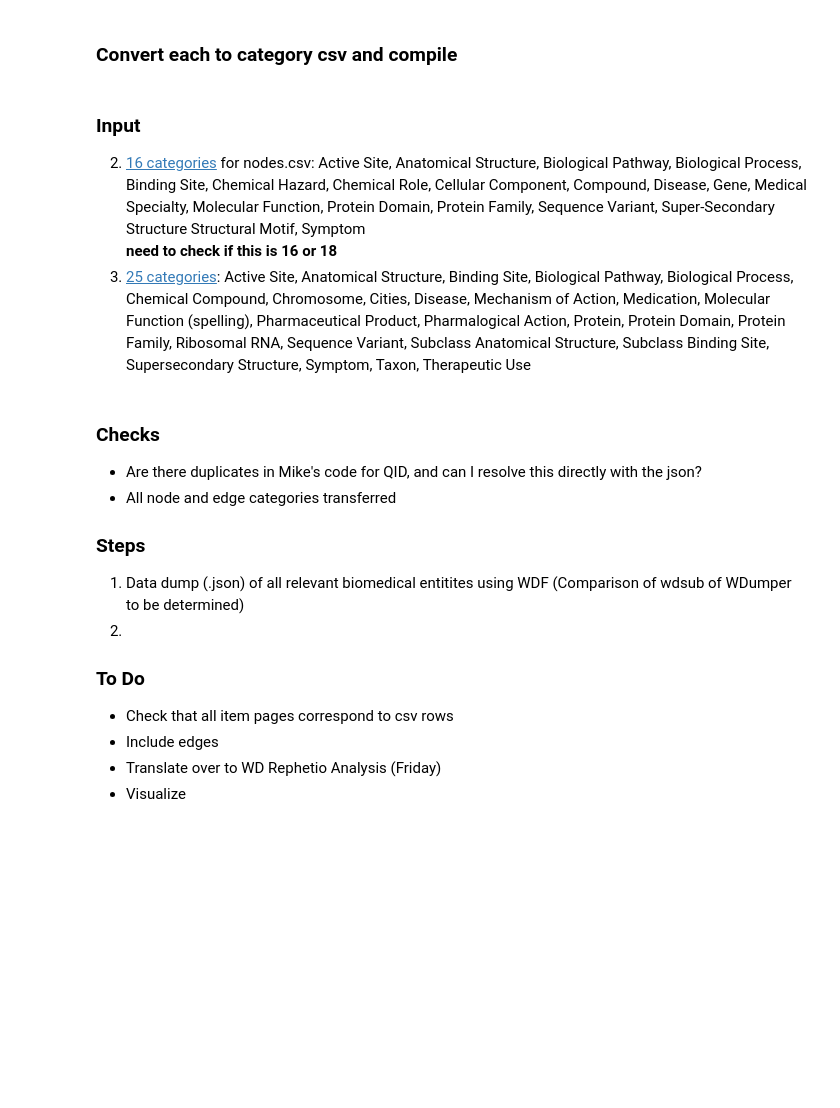
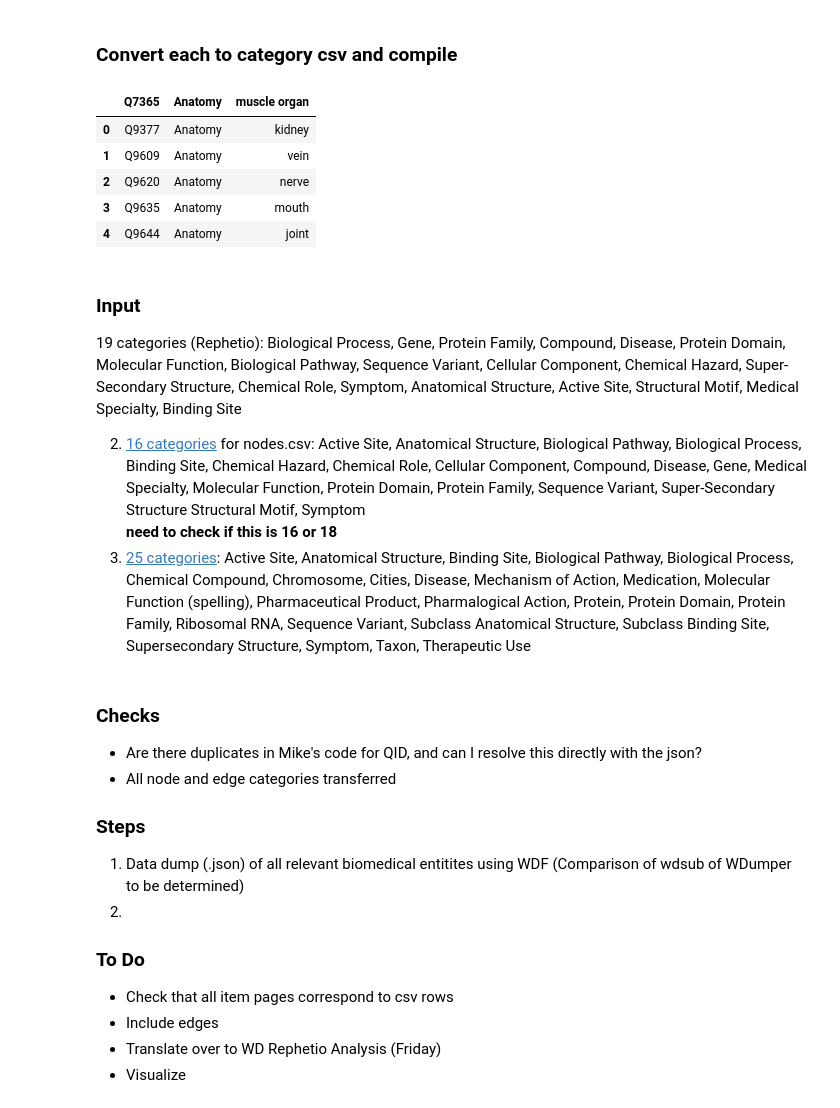
Before and after one commit to sabahzero/WRP, a Jupyter notebook: src/WDF-10categories/01.ipynb, the cells around one changed output. Saved outputs shown, nothing was run; the diff lists cells and outputs as text; code cells hidden in the pictures; blank space fills up the shorter version.

```diff
--- a/src/WDF-10categories/01.ipynb
+++ b/src/WDF-10categories/01.ipynb
@@ -156,15 +152,41 @@ print(len(anatomy), "- Me (WDF, P1402)")
 # %%
 # Subset from .ndjson, need to manually label (convert to csv I can then append)
+### Make sure identitical to Mike's doc for terms (see above output)
+
 ## Anatomy
-
 csvFile = open('nodes.csv', 'w')
 
 for index, row in anatomy.iterrows():
     print(row["id"]+",Anatomy,"+row["labels"]["en"]["value"], file = csvFile)
 
 csvFile.close()
 
 csvdf = pd.read_csv('nodes.csv')
 csvdf.head()
 
-#edges
+## Biological Process
+
+
+nodes.append(csvdf)
+csvdf.tail()
+
+## Cellular Component
+
+## Compound
+
+## Disease
+
+## Genes-Pathway-Protein
+
+## Phenotype **not in rephetio**
+
+## Protein **not in rephetio**
+
+## Molecular Function
+# %% [output]
+|  | Q7365 | Anatomy | muscle organ |
+| 0 | Q9377 | Anatomy | kidney |
+| 1 | Q9609 | Anatomy | vein |
+| 2 | Q9620 | Anatomy | nerve |
+| 3 | Q9635 | Anatomy | mouth |
+| 4 | Q9644 | Anatomy | joint |
@@ -171,5 +195,6 @@ csvdf.head()
 # %% [markdown]
 ### Input
+19 categories (Rephetio): Biological Process, Gene, Protein Family, Compound, Disease, Protein Domain, Molecular Function, Biological Pathway, Sequence Variant, Cellular Component, Chemical Hazard, Super-Secondary Structure, Chemical Role, Symptom, Anatomical Structure, Active Site, Structural Motif, Medical Specialty, Binding Site <br>
 
 2. [16 categories](https://github.com/SuLab/WD-rephetio-analysis/blob/v1.0/1_code/01_querying_wikidata_for_hetnet_edges.ipynb) for nodes.csv: Active Site, Anatomical Structure, Biological Pathway, Biological Process, Binding Site, Chemical Hazard, Chemical Role, Cellular Component, Compound,  Disease, Gene, Medical Specialty, Molecular Function, Protein Domain, Protein Family, Sequence Variant, Super-Secondary Structure Structural Motif, Symptom <br> **need to check if this is 16 or 18**
 3. [25 categories](http://files.hpc.weso.es/): Active Site, Anatomical Structure, Binding Site, Biological Pathway, Biological Process, Chemical Compound, Chromosome, Cities, Disease, Mechanism of Action, Medication, Molecular Function (spelling), Pharmaceutical Product, Pharmalogical Action, Protein, Protein Domain, Protein Family, Ribosomal RNA, Sequence Variant, Subclass Anatomical Structure, Subclass Binding Site, Supersecondary Structure, Symptom, Taxon, Therapeutic Use
```
Also changed, not shown: parts of 2 cells of this notebook, 1 other file.
